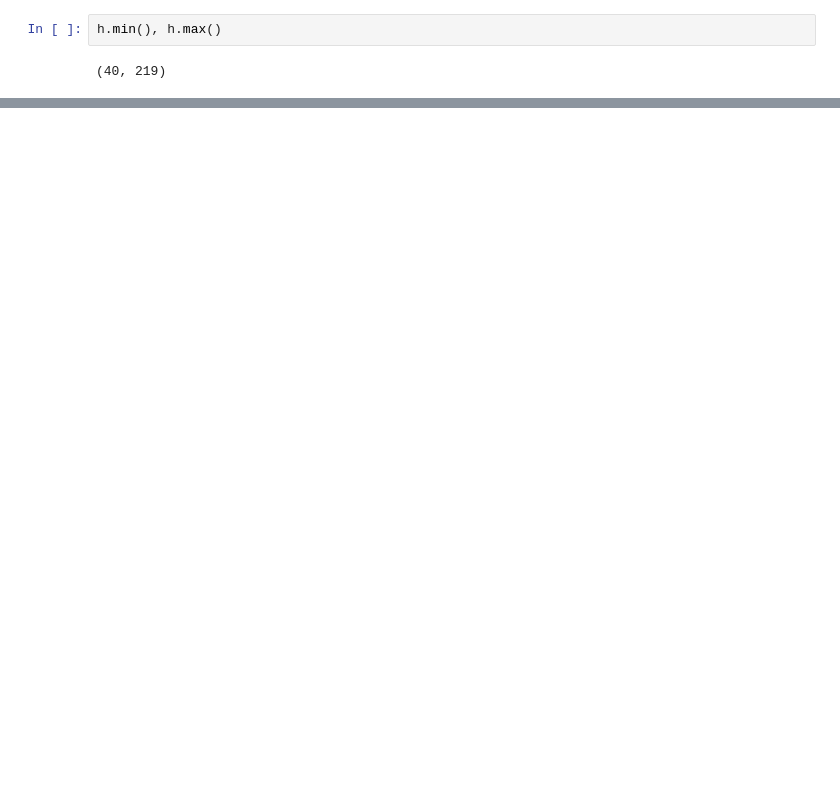
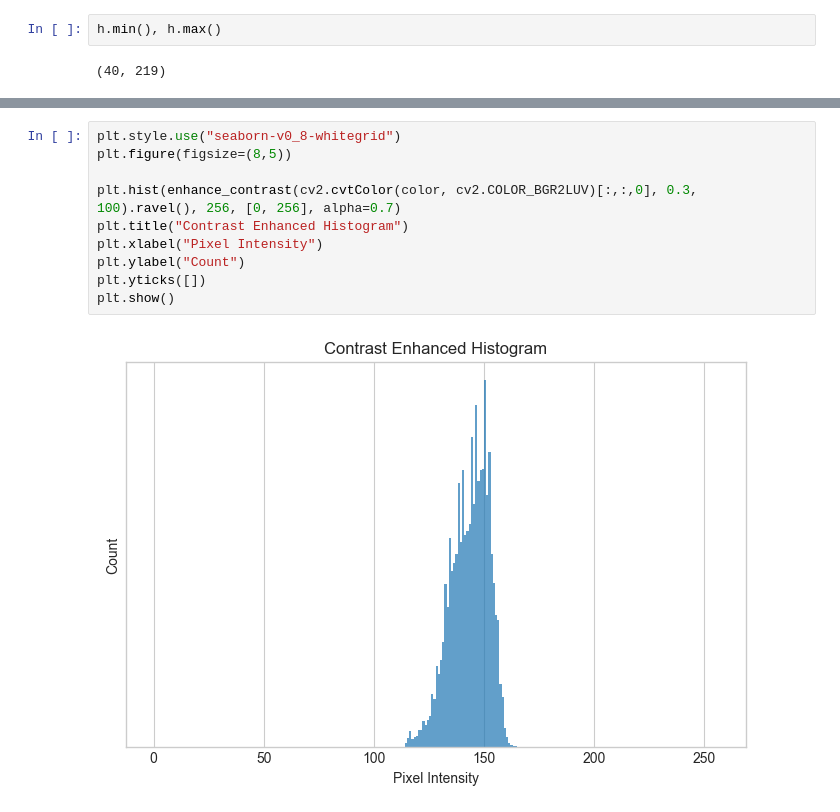
Before and after one commit to joypauls/blog-scripts, a Jupyter notebook: notebooks/contrast_enhancement.ipynb, the cells around one changed output, grey strips where cells are left out. Saved outputs shown, nothing was run; the diff lists cells and outputs as text; blank space fills up the shorter version.

```diff
--- a/notebooks/contrast_enhancement.ipynb
+++ b/notebooks/contrast_enhancement.ipynb
@@ -113,0 +120,12 @@ plt.show()
+# %%
+plt.style.use("seaborn-v0_8-whitegrid")
+plt.figure(figsize=(8,5))
+
+plt.hist(enhance_contrast(cv2.cvtColor(color, cv2.COLOR_BGR2LUV)[:,:,0], 0.3, 100).ravel(), 256, [0, 256], alpha=0.7)
+plt.title("Contrast Enhanced Histogram")
+plt.xlabel("Pixel Intensity")
+plt.ylabel("Count")
+plt.yticks([])
+plt.show()
+# %% [output]
+[figure, added]
```
Also changed, not shown: parts of 5 cells of this notebook.
